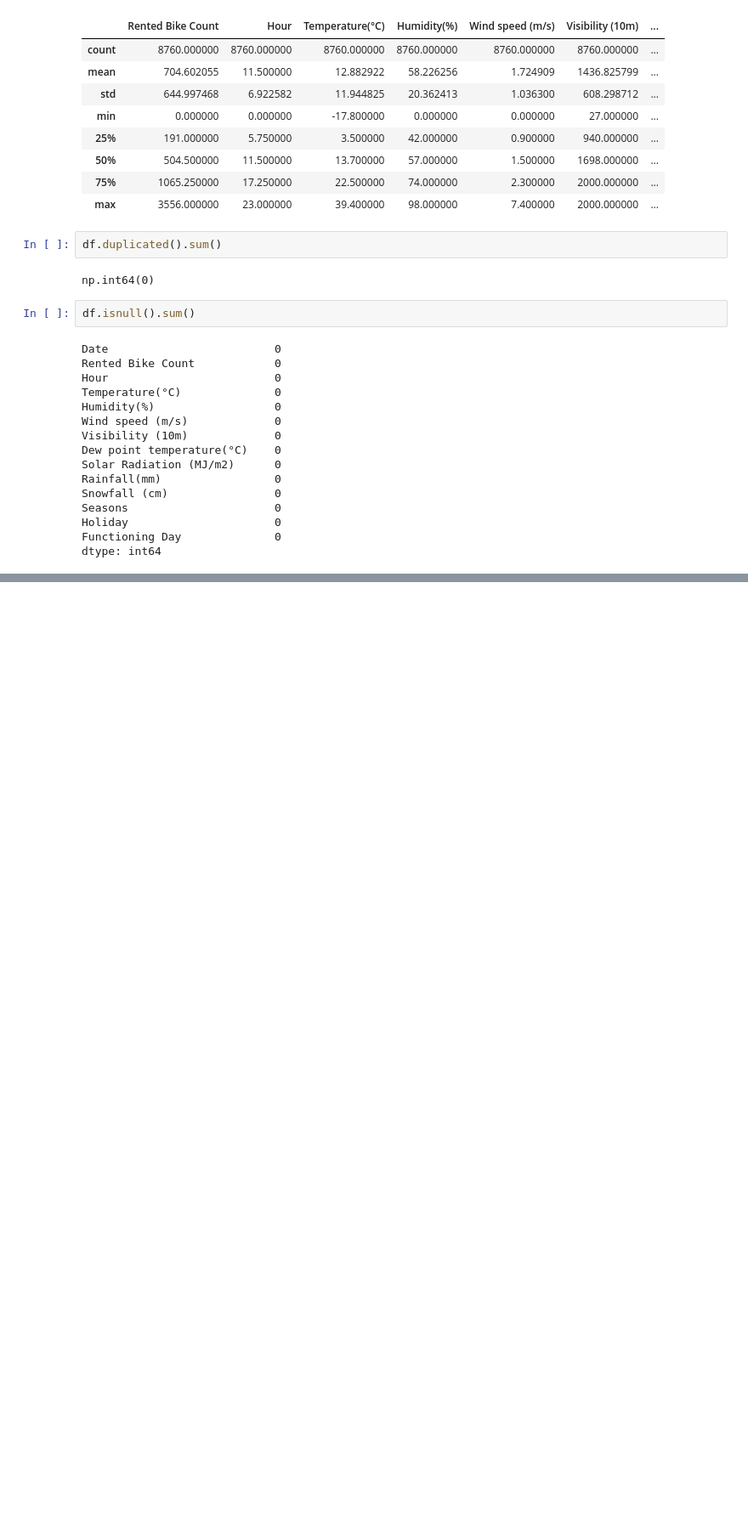
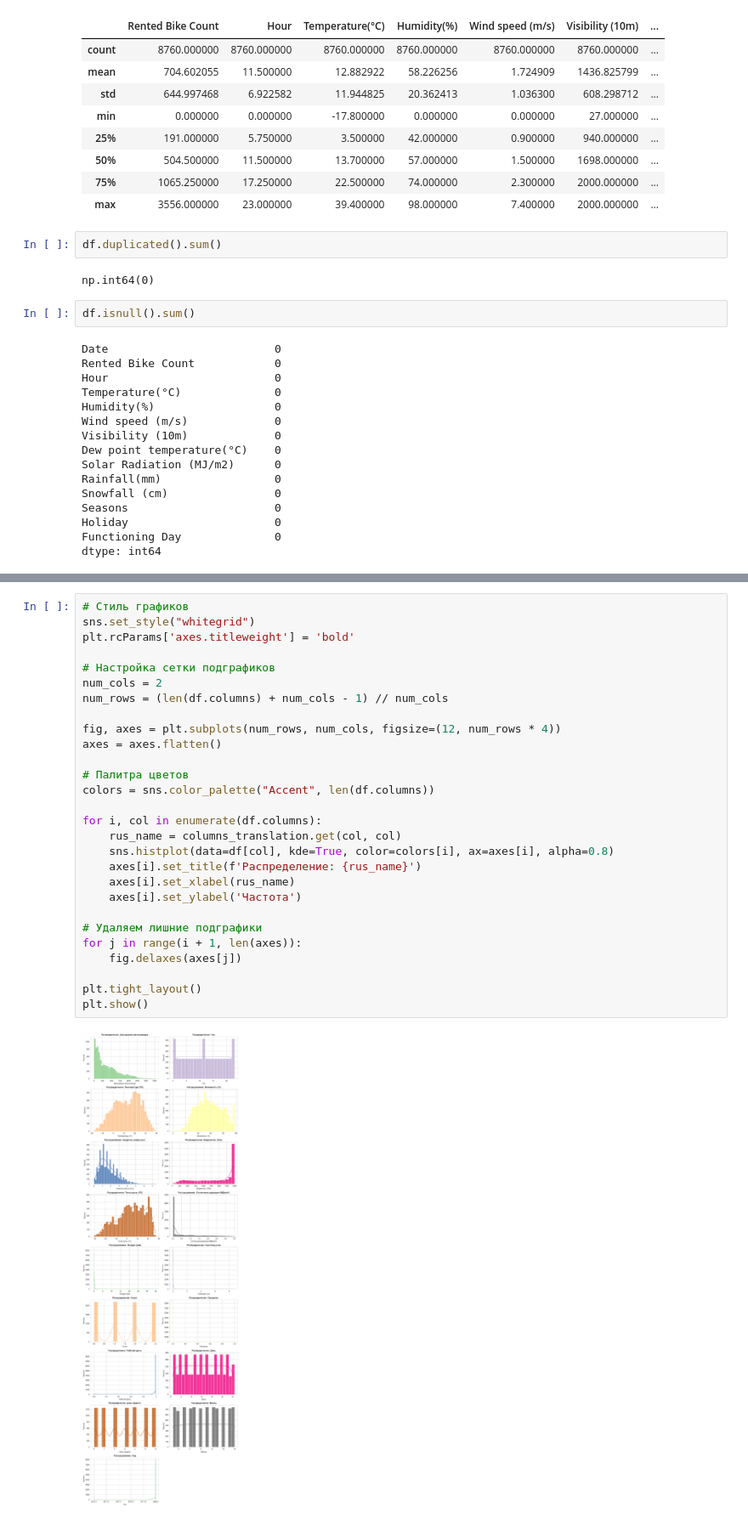
Before and after one commit to avpole/ML-Basic-homeworks, a Jupyter notebook: final_project/final_project.ipynb, the cells around one changed output, grey strips where cells are left out. Shown at 85% size. Cells and saved outputs as stored; diff of their text form; blank space fills up the shorter version.

```diff
--- a/final_project/final_project.ipynb
+++ b/final_project/final_project.ipynb
@@ -101,0 +237,30 @@ dtype: int64
+# %%
+# Стиль графиков
+sns.set_style("whitegrid")
+plt.rcParams['axes.titleweight'] = 'bold'
+
+# Настройка сетки подграфиков
+num_cols = 2
+num_rows = (len(df.columns) + num_cols - 1) // num_cols
+
+fig, axes = plt.subplots(num_rows, num_cols, figsize=(12, num_rows * 4))
+axes = axes.flatten()
+
+# Палитра цветов
+colors = sns.color_palette("Accent", len(df.columns))
+
+for i, col in enumerate(df.columns):
+    rus_name = columns_translation.get(col, col)
+    sns.histplot(data=df[col], kde=True, color=colors[i], ax=axes[i], alpha=0.8)
+    axes[i].set_title(f'Распределение: {rus_name}')
+    axes[i].set_xlabel(rus_name)
+    axes[i].set_ylabel('Частота')
+
+# Удаляем лишние подграфики
+for j in range(i + 1, len(axes)):
+    fig.delaxes(axes[j])
+
+plt.tight_layout()
+plt.show()
+# %% [output]
+[figure, added]
```
Also changed, not shown: parts of 21 cells of this notebook, 1 other file.
